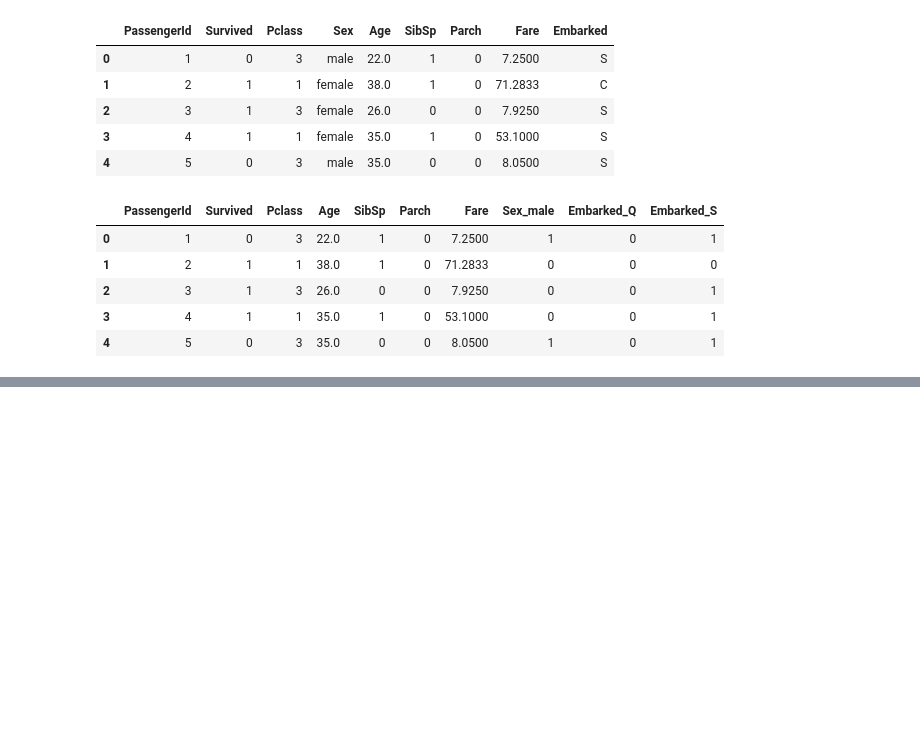
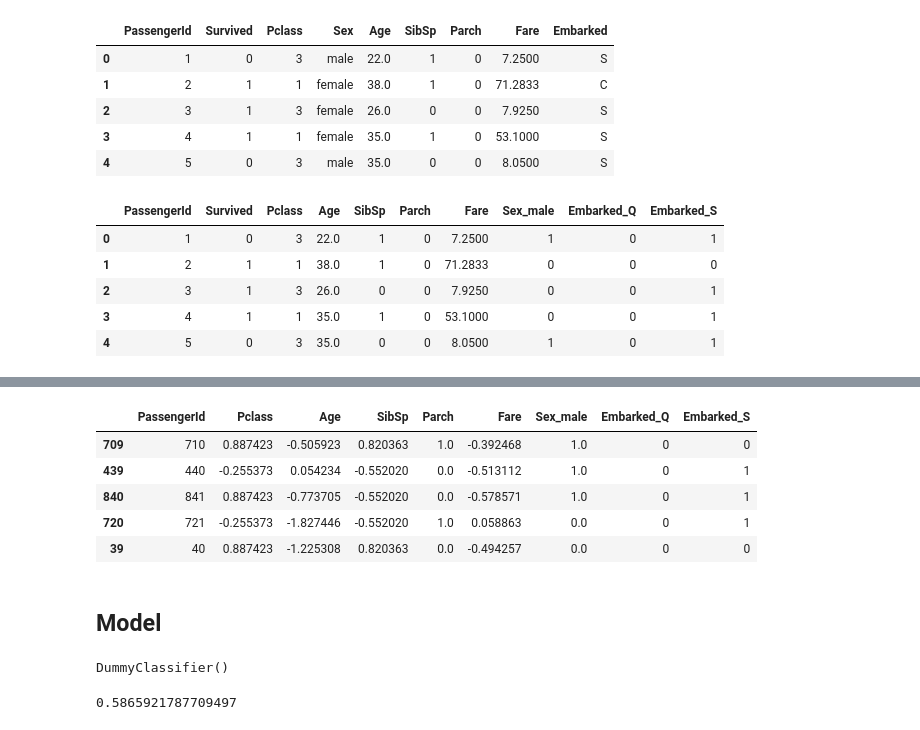
Before and after one commit to walterpcasas/titanic, a Jupyter notebook: cap03.ipynb, the cells around one changed output, grey strips where cells are left out. Saved outputs shown, nothing was run; the diff lists cells and outputs as text; code cells hidden in the pictures; blank space fills up the shorter version.

```diff
--- a/cap03.ipynb
+++ b/cap03.ipynb
@@ -170,0 +226,12 @@ X_val = X_val.fillna(meds)
+# %%
+X_val.loc[:, cols] = sca.fit_transform(X_val.loc[:,cols])
+X_val.head()
+# %% [output]
+|  | PassengerId | Pclass | Age | SibSp | Parch | Fare | Sex_male | Embarked_Q | Embarked_S |
+| 709 | 710 | 0.887423 | -0.505923 | 0.820363 | 1.0 | -0.392468 | 1.0 | 0 | 0 |
+| 439 | 440 | -0.255373 | 0.054234 | -0.552020 | 0.0 | -0.513112 | 1.0 | 0 | 1 |
+| 840 | 841 | 0.887423 | -0.773705 | -0.552020 | 0.0 | -0.578571 | 1.0 | 0 | 1 |
+| 720 | 721 | -0.255373 | -1.827446 | -0.552020 | 1.0 | 0.058863 | 0.0 | 0 | 1 |
+| 39 | 40 | 0.887423 | -1.225308 | 0.820363 | 0.0 | -0.494257 | 0.0 | 0 | 0 |
+# %% [markdown]
+## Model
@@ -170,0 +242,8 @@ X_val = X_val.fillna(meds)
+# %%
+bm.fit(X_train, y_train)
+# %% [output]
+DummyClassifier()
+# %%
+bm.score(X_val, y_val)
+# %% [output]
+0.5865921787709497
```
Also changed, not shown: parts of 13 cells of this notebook.
